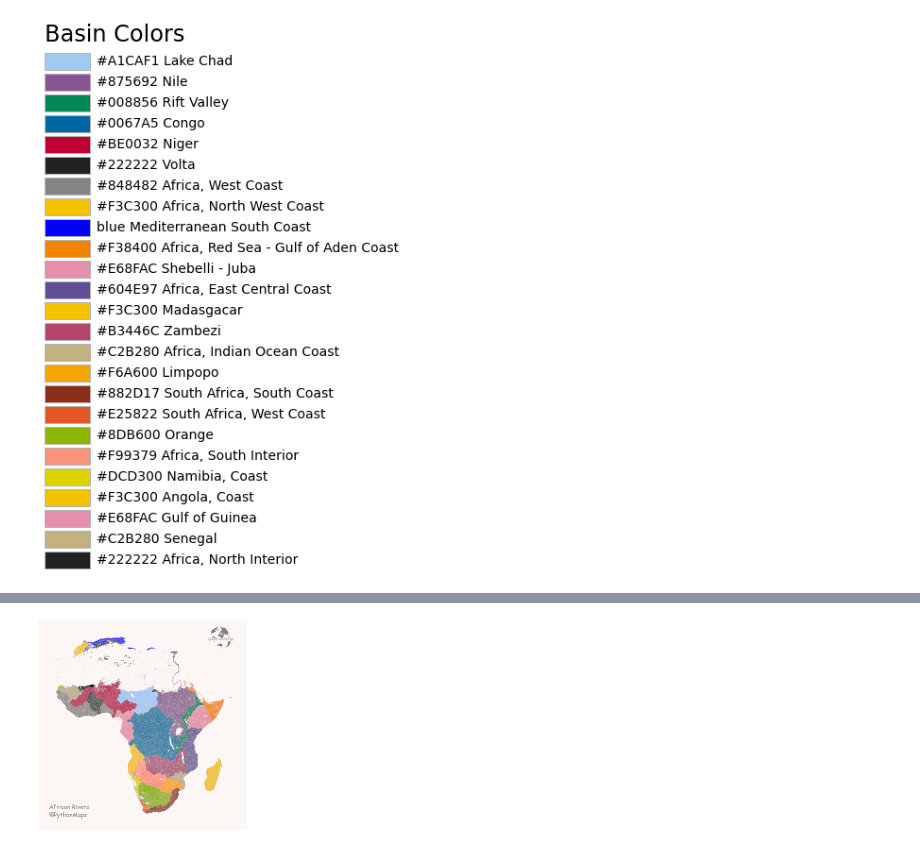
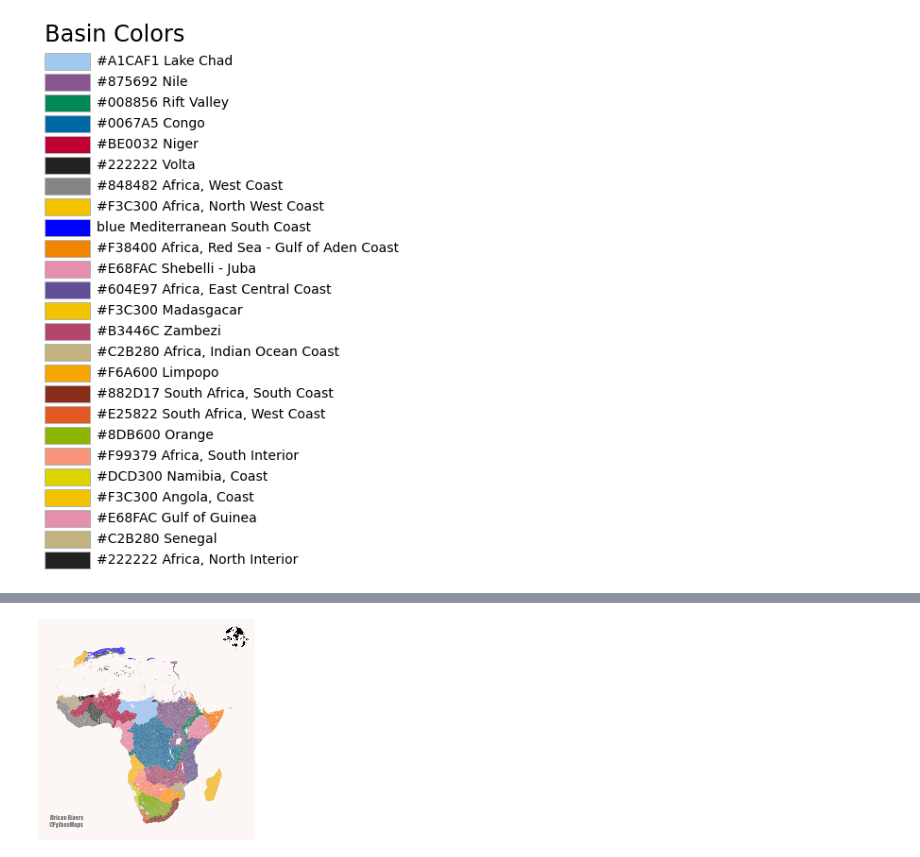
Before and after one commit to symmy596/towards-data-science-articles, a Jupyter notebook: Africa_Rivers/Africa_Rivers_Article.ipynb, the cells around one changed output, grey strips where cells are left out. Cells and saved outputs as stored; diff of their text form; code cells hidden in the pictures.

```diff
--- a/Africa_Rivers/Africa_Rivers_Article.ipynb
+++ b/Africa_Rivers/Africa_Rivers_Article.ipynb
@@ -1,7 +1,7 @@
 # %%
 import geopandas as gpd
 
-africa_rivers = gpd.read_file("../../Nature/rivers/data/rivers/africa/a00000009.gdbtable")
+africa_rivers = gpd.read_file("../../Nature/rivers/data/rivers/africa/afrivs.shp")
 
 print(africa_rivers)
 # %% [output]
@@ -163,27 +134,27 @@ plt.savefig("outputs/basins.png", dpi=600, bbox_inches='tight')
 # %% [output]
 [figure]
 # %%
-rivers_basins = gpd.sjoin(africa_rivers, basins, op='within')
+
+
+rivers_basins = gpd.sjoin(africa_rivers, basins, op='intersects')
 # %%
 fig, ax = plt.subplots(facecolor='#FCF6F5FF')
 fig.set_size_inches(3.5, 7)
-
 
 rivers_basins.plot(ax=ax, edgecolor='face', color=rivers_basins['colors'], lw=0.1)
 africa_lakes.plot(ax=ax, color='#FCF6F5FF')
 
 logo = plt.imread('../../Branding/globe.png')
-newax = fig.add_axes([0.77, 0.6, 0.1, 0.1], anchor='NE', zorder=-1)
+newax = fig.add_axes([0.83, 0.62, 0.1, 0.1], anchor='NE', zorder=-1)
 newax.imshow(logo)
 newax.axis('off')
 txt = ax.text(0.02, 0.03, "African Rivers \n@PythonMaps",
               size=6,
               color='grey',
               transform = ax.transAxes,
               fontfamily='fantasy')
 
 ax.axis('off')
-plt.savefig("outputs/raw3.png", dpi=600, bbox_inches='tight')
 plt.show()
 # %% [output]
-[figure, old version]
+[figure, new version]
```
Also changed, not shown: parts of 21 cells of this notebook, 28 other files.
